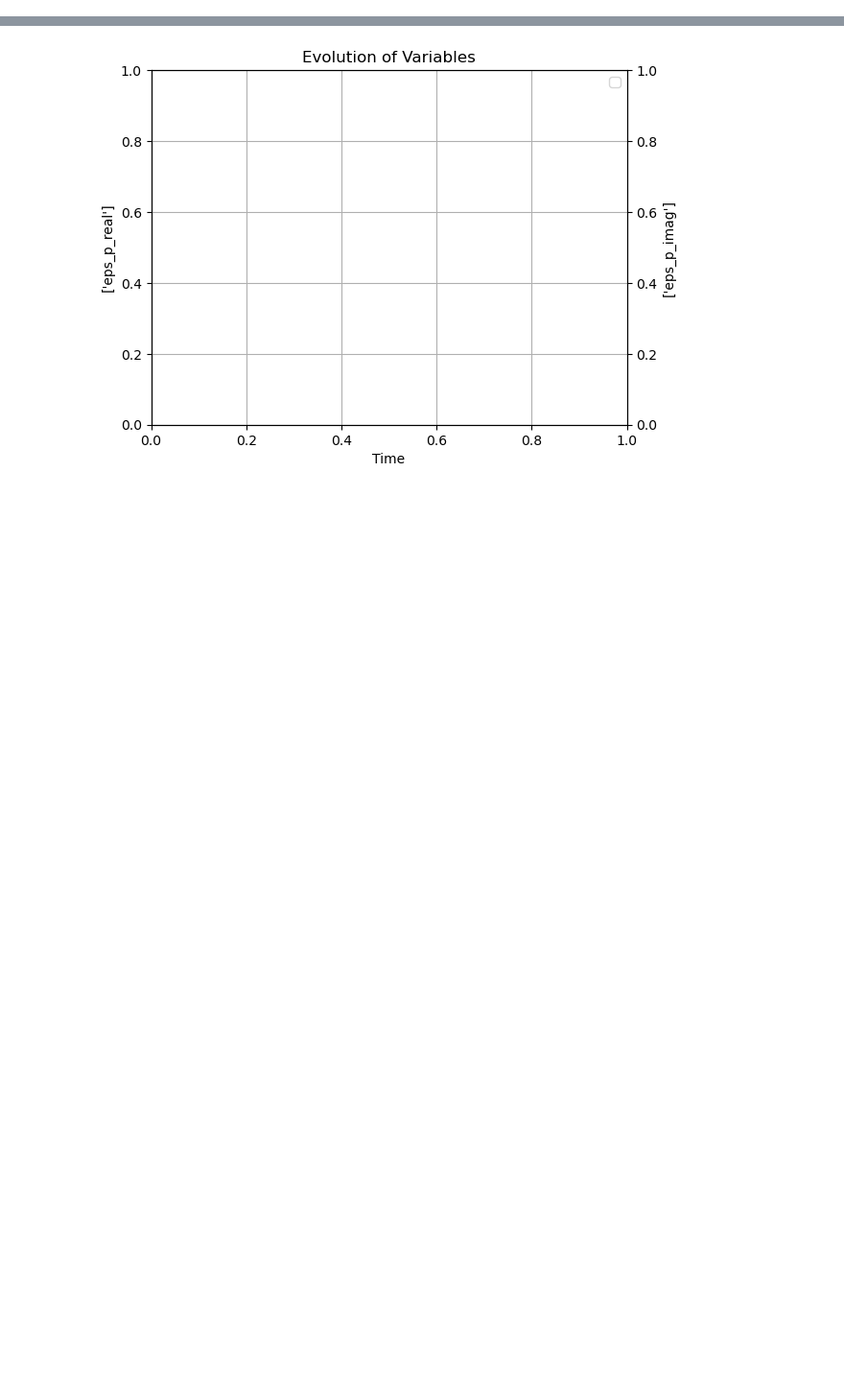
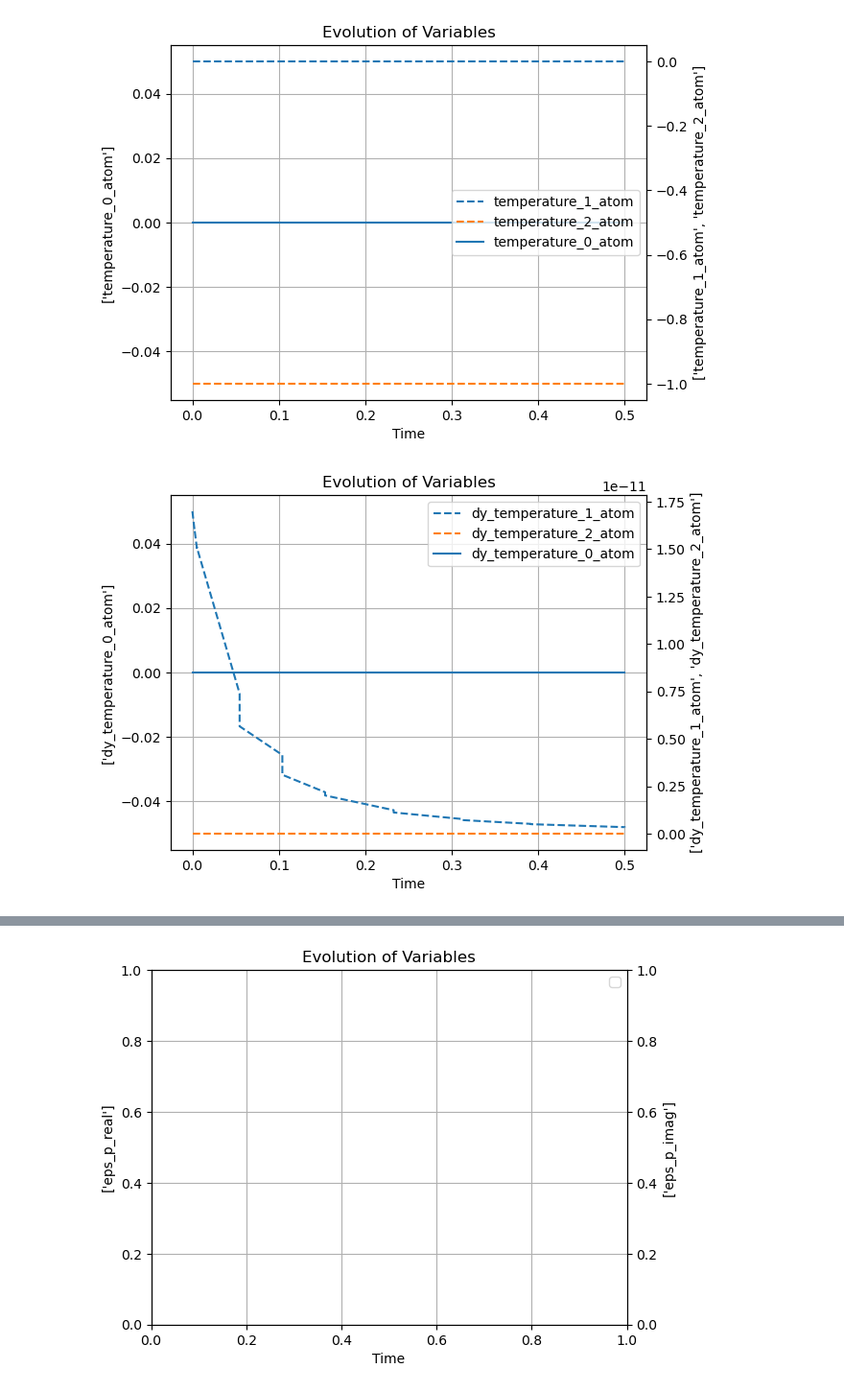
Before and after one commit to sverdier136/AtmopropX__0D-global-model, a Jupyter notebook: src/results_analysis.ipynb, the cells around one changed output, grey strips where cells are left out. Shown at 96% size. Drawn from its saved outputs; the diff is of its cells as text; code cells hidden in the pictures; blank space fills up the shorter version.

```diff
--- a/src/results_analysis.ipynb
+++ b/src/results_analysis.ipynb
@@ -60,0 +55,6 @@ plot_variables(['dy_energy_0'], ['dy_energy_1', 'dy_energy_2'])
+# %%
+plot_variables(["temperature_0_atom"], ["temperature_1_atom", "temperature_2_atom"])
+plot_variables(["dy_temperature_0_atom"], ["dy_temperature_1_atom", "dy_temperature_2_atom"])
+# %% [output]
+[figure, added]
+[figure, added]
```
Also changed, not shown: parts of 5 cells of this notebook, 4 other files.
